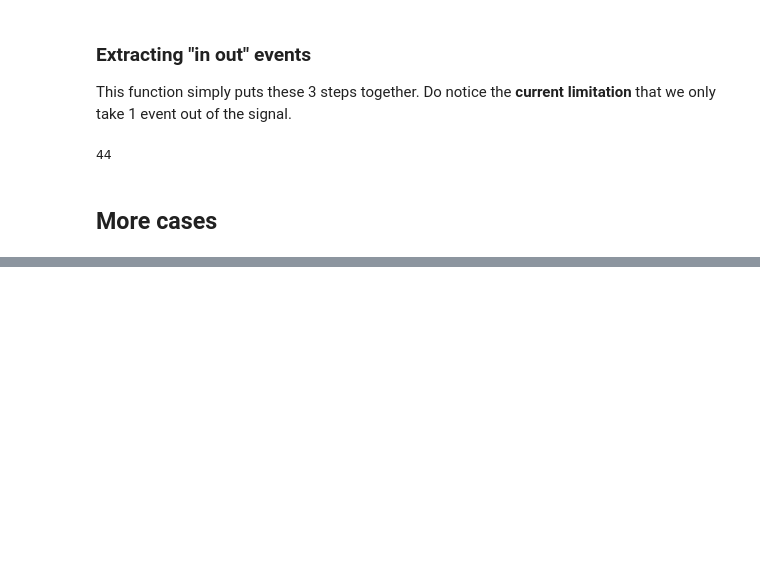
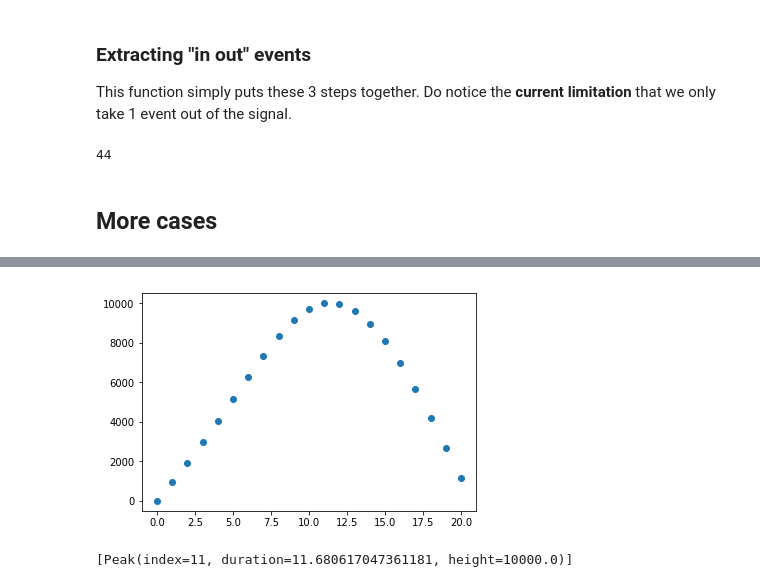
Before and after one commit to mion/shelf-analytics, a Jupyter notebook: notebooks/Extracting_in_out_events.ipynb, the cells around one changed output, grey strips where cells are left out. Drawn from its saved outputs; the diff is of its cells as text; code cells hidden in the pictures; blank space fills up the shorter version.

```diff
--- a/notebooks/Extracting_in_out_events.ipynb
+++ b/notebooks/Extracting_in_out_events.ipynb
@@ -75,0 +82,9 @@ plot(iaot_signals[3][2])
+# %%
+interp_seq = interpolate_to_match(smooth_seq, iaot)
+plot(interp_seq)
+# %% [output]
+[figure, added]
+# %%
+extract_peaks(interp_seq, min_height=9000, min_width=5)
+# %% [output]
+[Peak(index=11, duration=11.680617047361181, height=10000.0)]
```
Also changed, not shown: parts of 5 cells of this notebook, 1 other file.
